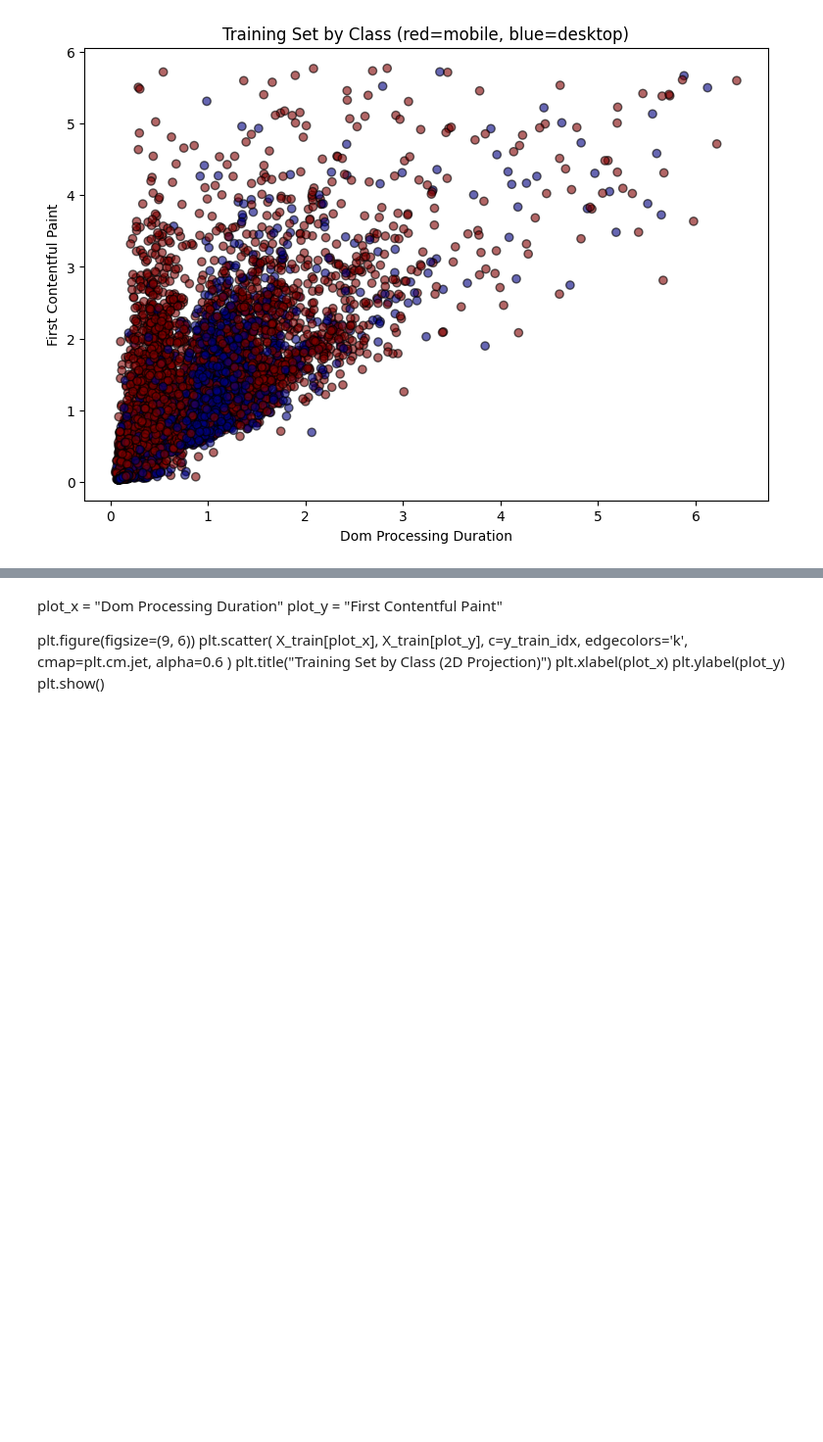
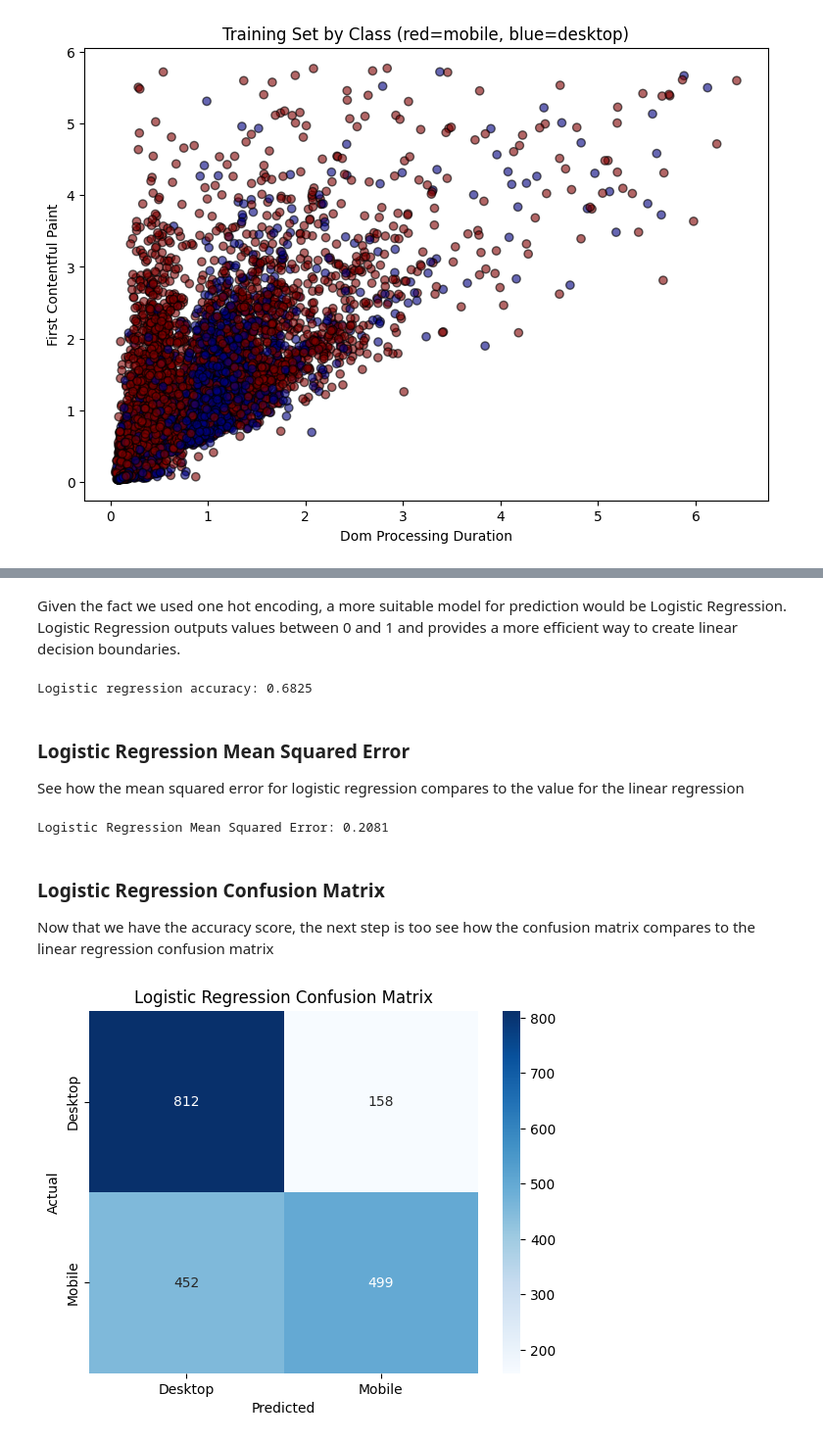
Before and after one commit to danwfreeman/device-prediction, a Jupyter notebook: project1-deliverable.ipynb, the cells around one changed output, grey strips where cells are left out. Shown at 98% size. Saved outputs shown, nothing was run; the diff lists cells and outputs as text; code cells hidden in the pictures; blank space fills up the shorter version.

```diff
--- a/project1-deliverable.ipynb
+++ b/project1-deliverable.ipynb
@@ -198,17 +414,46 @@ Comparision with Logistic Regression
 # %% [markdown]
-plot_x = "Dom Processing Duration"
-plot_y = "First Contentful Paint"
-
-plt.figure(figsize=(9, 6))
-plt.scatter(
-    X_train[plot_x],
-    X_train[plot_y],
-    c=y_train_idx,
-    edgecolors='k',
-    cmap=plt.cm.jet,
-    alpha=0.6
-)
-plt.title("Training Set by Class (2D Projection)")
-plt.xlabel(plot_x)
-plt.ylabel(plot_y)
-plt.show()
+Given the fact we used one hot encoding, a more suitable model for prediction would be Logistic Regression.  Logistic Regression outputs values between 0 and 1 and provides a more efficient way to create linear decision boundaries.
+# %%
+# Fit logistic regression and evaluate accuracy on the test set
+logistic_scaler = StandardScaler()
+X_train_log_scaled = logistic_scaler.fit_transform(X_train)
+X_test_log_scaled = logistic_scaler.transform(X_test)
+
+logistic_model = LogisticRegression(max_iter=1000, random_state=42)
+logistic_model.fit(X_train_log_scaled, y_train_idx)
+
+logistic_pred_idx = logistic_model.predict(X_test_log_scaled)
+logistic_accuracy = accuracy_score(y_test_idx, logistic_pred_idx)
+
+print(f"Logistic regression accuracy: {logistic_accuracy:.4f}")
+# %% [output]
+Logistic regression accuracy: 0.6825
+# %% [markdown]
+### Logistic Regression Mean Squared Error
+
+See how the mean squared error for logistic regression compares to the value for the linear regression
+# %%
+logistic_pred_proba = logistic_model.predict_proba(X_test_log_scaled)
+logistic_mse = mean_squared_error(y_test, logistic_pred_proba)
+print(f"Logistic Regression Mean Squared Error: {logistic_mse:.4f}")
+# %% [output]
+Logistic Regression Mean Squared Error: 0.2081
+# %% [markdown]
+### Logistic Regression Confusion Matrix
+
+Now that we have the accuracy score, the next step is too see how the confusion matrix compares to the linear regression confusion matrix
+# %%
+# Logistic regression confusion matrix
+logistic_pred_labels = np.array([class_names[i] for i in logistic_pred_idx])
+logistic_test_labels = np.array([class_names[i] for i in y_test_idx])
+
+logistic_conf_matrix = pd.crosstab(
+    pd.Series(logistic_test_labels, name='Actual'),
+    pd.Series(logistic_pred_labels, name='Predicted')
+)
+
+sns.heatmap(logistic_conf_matrix, annot=True, fmt='d', cmap='Blues')
+plt.title("Logistic Regression Confusion Matrix")
+plt.show()
+# %% [output]
+[figure, added]
```
Also changed, not shown: parts of 36 cells of this notebook.
